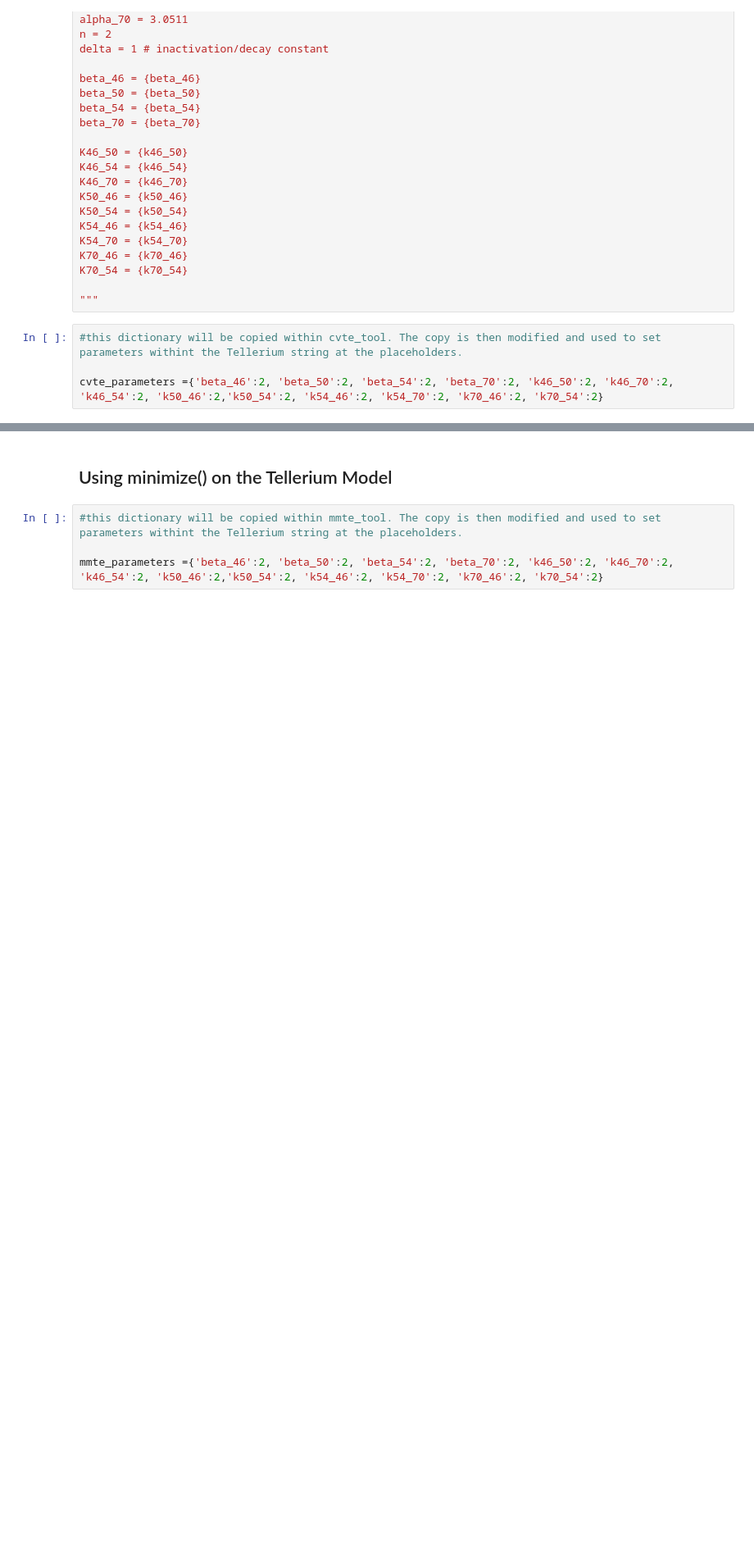
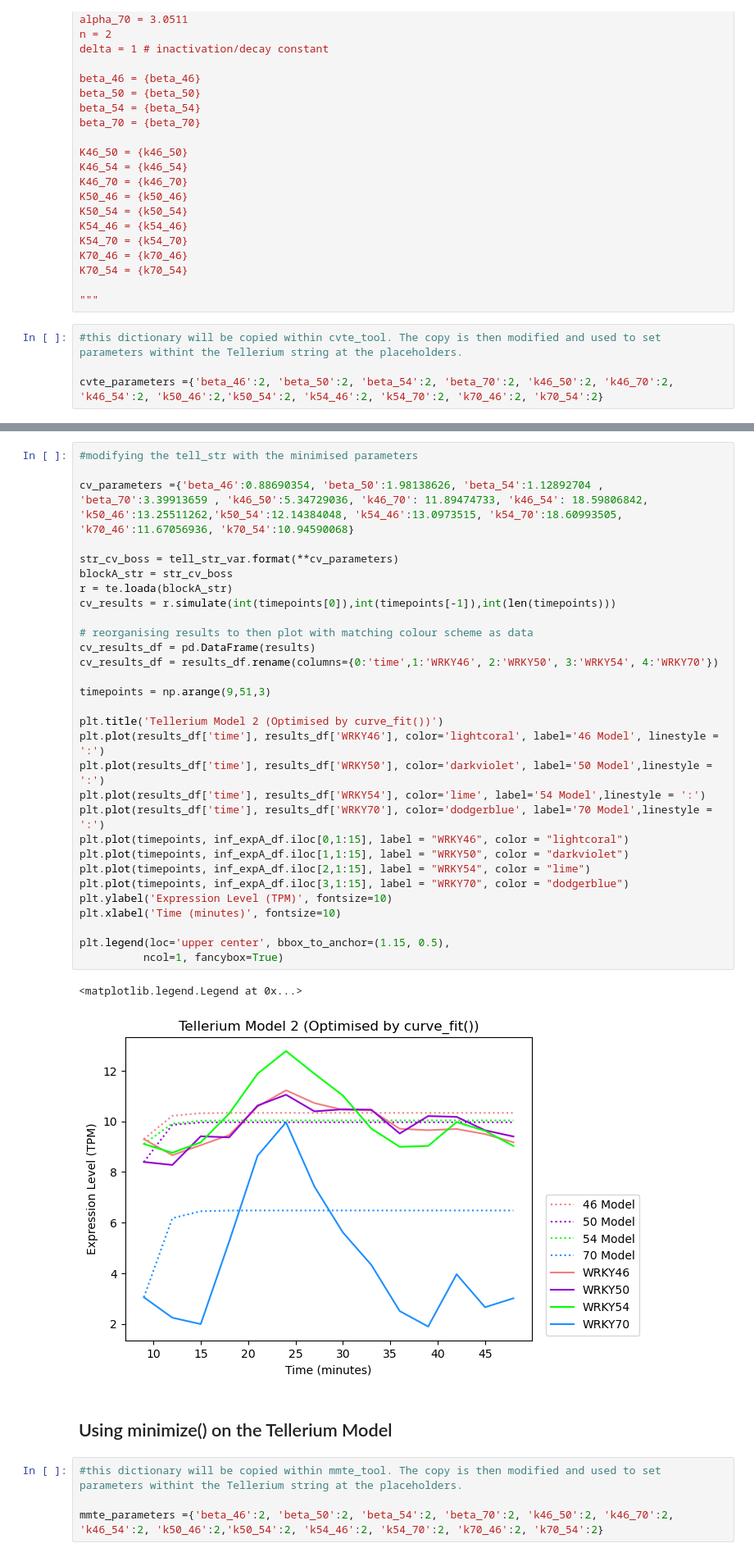
Before and after one commit to baezel/morris_rotation, a Jupyter notebook: minimise_final.ipynb, the cells around one changed output, grey strips where cells are left out. Shown at 82% size. Drawn from its saved outputs; the diff is of its cells as text; blank space fills up the shorter version.

```diff
--- a/minimise_final.ipynb
+++ b/minimise_final.ipynb
@@ -819,3 +842,36 @@ IndexError: invalid index to scalar variable.
+# %%
+#modifying the tell_str with the minimised parameters
+
+cv_parameters ={'beta_46':0.88690354, 'beta_50':1.98138626, 'beta_54':1.12892704 , 'beta_70':3.39913659 , 'k46_50':5.34729036, 'k46_70': 11.89474733, 'k46_54': 18.59806842, 'k50_46':13.25511262,'k50_54':12.14384048, 'k54_46':13.0973515, 'k54_70':18.60993505, 'k70_46':11.67056936, 'k70_54':10.94590068}
+
+str_cv_boss = tell_str_var.format(**cv_parameters)
+blockA_str = str_cv_boss
+r = te.loada(blockA_str)
+cv_results = r.simulate(int(timepoints[0]),int(timepoints[-1]),int(len(timepoints)))
+
+# reorganising results to then plot with matching colour scheme as data
+cv_results_df = pd.DataFrame(results)
+cv_results_df = results_df.rename(columns={0:'time',1:'WRKY46', 2:'WRKY50', 3:'WRKY54', 4:'WRKY70'})
+
+timepoints = np.arange(9,51,3)
+
+plt.title('Tellerium Model 2 (Optimised by curve_fit())')
+plt.plot(results_df['time'], results_df['WRKY46'], color='lightcoral', label='46 Model', linestyle = ':')
+plt.plot(results_df['time'], results_df['WRKY50'], color='darkviolet', label='50 Model',linestyle = ':')
+plt.plot(results_df['time'], results_df['WRKY54'], color='lime', label='54 Model',linestyle = ':')
+plt.plot(results_df['time'], results_df['WRKY70'], color='dodgerblue', label='70 Model',linestyle = ':')
+plt.plot(timepoints, inf_expA_df.iloc[0,1:15], label = "WRKY46", color = "lightcoral")
+plt.plot(timepoints, inf_expA_df.iloc[1,1:15], label = "WRKY50", color = "darkviolet")
+plt.plot(timepoints, inf_expA_df.iloc[2,1:15], label = "WRKY54", color = "lime")
+plt.plot(timepoints, inf_expA_df.iloc[3,1:15], label = "WRKY70", color = "dodgerblue")
+plt.ylabel('Expression Level (TPM)', fontsize=10)
+plt.xlabel('Time (minutes)', fontsize=10)
+
+plt.legend(loc='upper center', bbox_to_anchor=(1.15, 0.5),
+          ncol=1, fancybox=True)
+# %% [output]
+<matplotlib.legend.Legend at 0x...>
+[figure, added]
 # %% [markdown]
 ## Using minimize() on the Tellerium Model
 # %%
```
Also changed, not shown: parts of 28 cells of this notebook.
